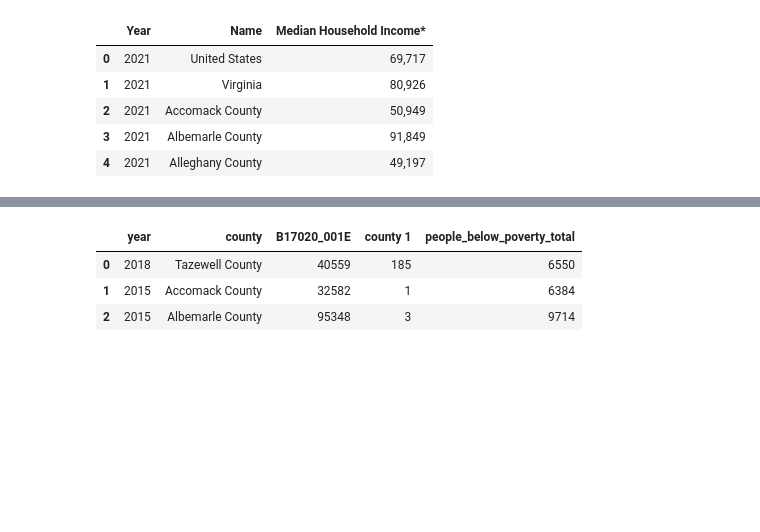
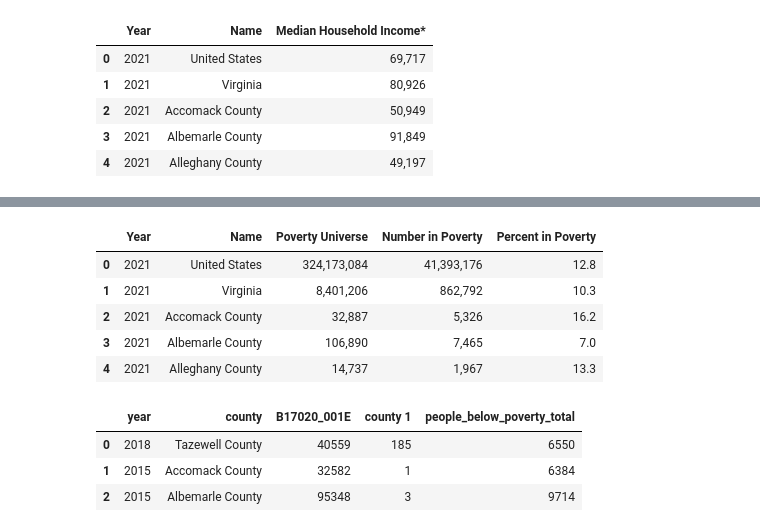
Before and after one commit to AWalnutTree/ML4VA, a Jupyter notebook: MLVA_Project.ipynb, the cells around one changed output, grey strips where cells are left out. Cells and saved outputs as stored; diff of their text form; code cells hidden in the pictures; blank space fills up the shorter version.

```diff
--- a/MLVA_Project.ipynb
+++ b/MLVA_Project.ipynb
@@ -106,3 +120,16 @@ income.head(5)
+# %%
+poverty_actual = poverty_actual.drop(columns=['ID','90% Confidence Interval','90% Confidence Interval.1'])
+poverty_actual['Name'] = poverty_actual['Name'].str.replace(', Virginia', '', regex=False)
+poverty_actual['Name'] = poverty_actual['Name'].str.replace(r' city$', ' City', regex=True)
+income.head(5)
+poverty_actual.head(5)
+# %% [output]
+|  | Year | Name | Poverty Universe | Number in Poverty | Percent in Poverty |
+| 0 | 2021 | United States | 324,173,084 | 41,393,176 | 12.8 |
+| 1 | 2021 | Virginia | 8,401,206 | 862,792 | 10.3 |
+| 2 | 2021 | Accomack County | 32,887 | 5,326 | 16.2 |
+| 3 | 2021 | Albemarle County | 106,890 | 7,465 | 7.0 |
+| 4 | 2021 | Alleghany County | 14,737 | 1,967 | 13.3 |
 # %%
 def loadPoverty():
   poverty = pd.read_csv('DATA/VA_Poverty.csv')
```
Also changed, not shown: parts of 9 cells of this notebook, 3 other files.
